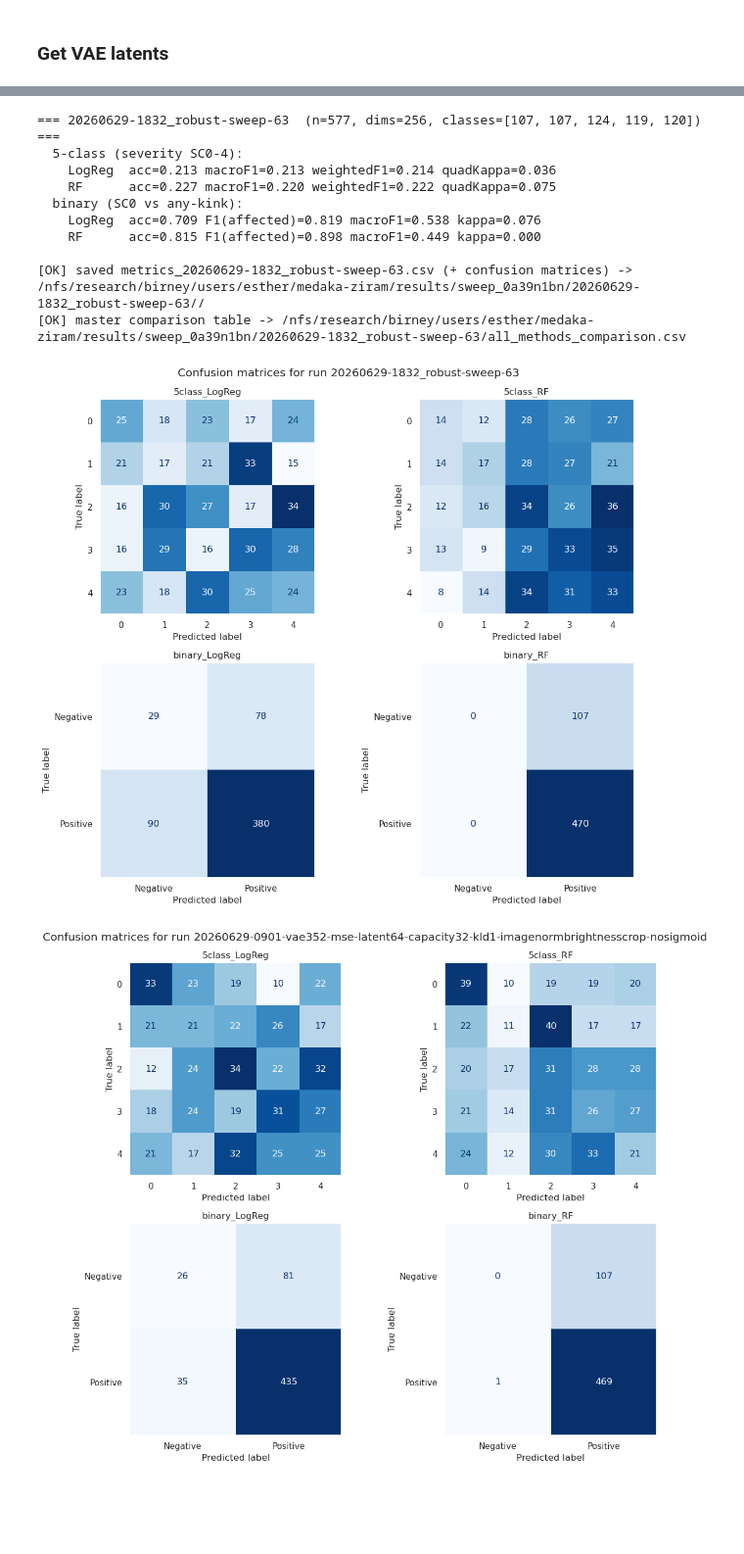
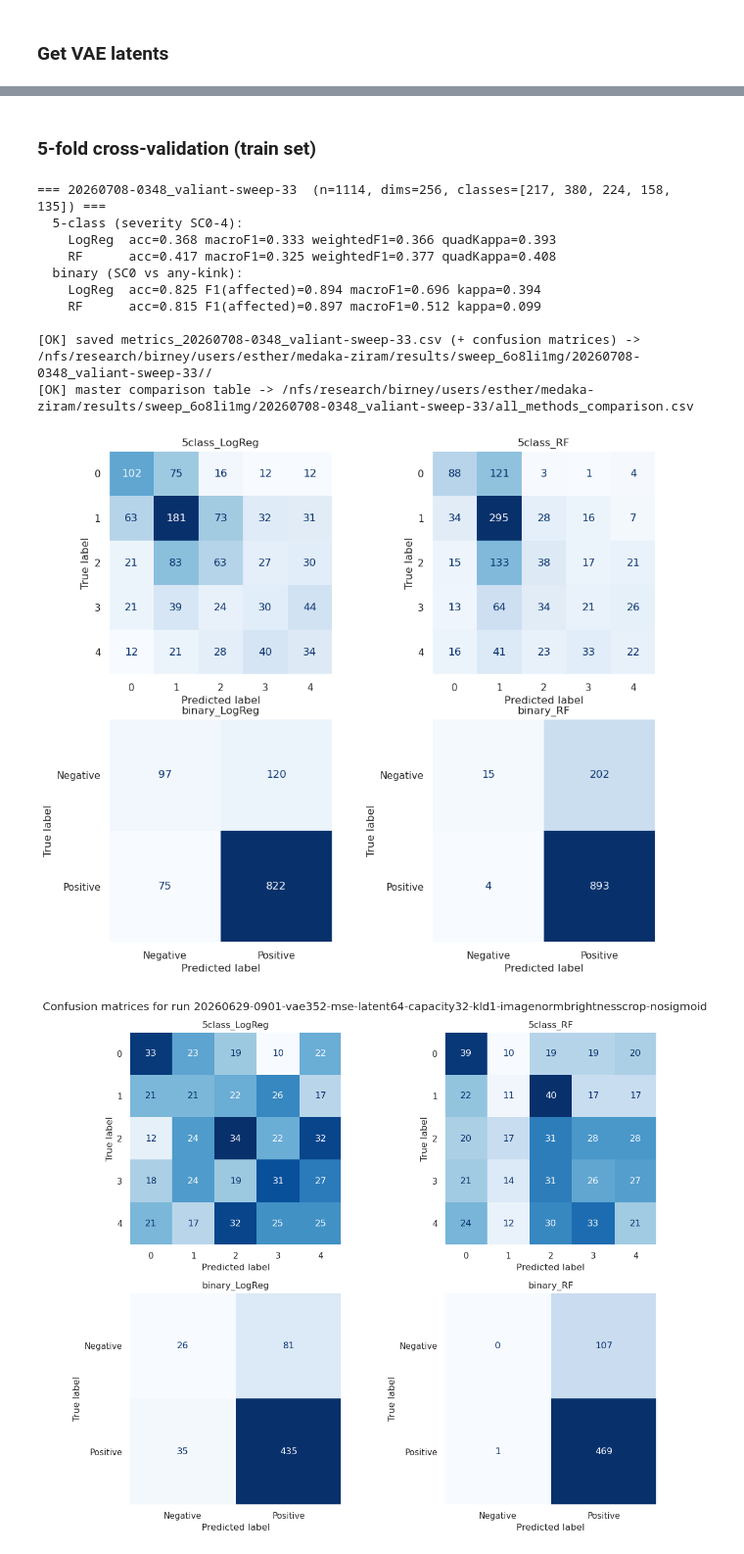
Before and after one commit to esther-yoo/medaka-ziram-vae, a Jupyter notebook: standard_eval.ipynb, the cells around one changed output, grey strips where cells are left out. Shown at 98% size. Cells and saved outputs as stored; diff of their text form; code cells hidden in the pictures; blank space fills up the shorter version.

Commit message:
implement resnet, sweep, post-training evals

```diff
--- a/standard_eval.ipynb
+++ b/standard_eval.ipynb
@@ -53,3 +109,14 @@ run_dirs = [p.name for p in Path(sweep_dir).iterdir() if p.is_dir()]
+# %%
+import csv
+
+with open(f"/nfs/research/birney/users/esther/medaka-ziram/results/sweep_{sweep_id}/runs_name_to_id_hyperparams.csv", "w", newline="") as f:
+    writer = csv.writer(f)
+
+    # Write column headers
+    writer.writerow(name_to_hyperpararms.keys())
+
+    # Write rows
+    writer.writerows(zip(*name_to_hyperpararms.values()))
 # %%
 len(run_dirs)
 # %% [output]
@@ -178,0 +388,5 @@ val_all_logvars = val_all_logvars.detach().cpu().numpy()
+# %%
+val_f0_idx = [i for i, value in enumerate(val_all[5]['generation']) if value == "F0"]
+val_f2_idx = [i for i, value in enumerate(val_all[5]['generation']) if value == "F2"]
+
+print(set(val_f0_idx) & set(val_f2_idx))
@@ -178,0 +467,15 @@ val_all_logvars = val_all_logvars.detach().cpu().numpy()
+# %%
+# cnn_filename = "cnn_reg_augm_bal_5_1_features"
+cnn_filename = "cnn_reg_6_valf2_features"
+
+cnn_features_train = pd.read_csv(f"/nfs/research/birney/users/esther/medaka-ziram/genetics_results/{cnn_filename}_training.csv")
+cnn_features_val = pd.read_csv(f"/nfs/research/birney/users/esther/medaka-ziram/genetics_results/{cnn_filename}_validation.csv")
+f2_img_names = pd.read_csv("/nfs/research/birney/users/esther/medaka-ziram/genetics_results/Gronske_IID_imgpth_full_F2_merged.csv")
+# %%
+cnn_features_val["fish_id2"] = cnn_features_val["fish_id"].str.replace(r"^W[^-]*--", "", regex=True)
+f2_img_names["fish_id2"] = f2_img_names["image_path"].apply(
+    lambda p: os.path.splitext(os.path.basename(p))[0] if pd.notna(p) else None
+)
+
+cnn_features_val_onlyf2 = cnn_features_val.merge(f2_img_names, on="fish_id2", how="inner").drop(columns = ["fish_id", "fish_id2", "image_path", "#IID", "merged"])
+# cnn_features_val_onlyf0 =
@@ -179,3 +557,5 @@ val_all_logvars = val_all_logvars.detach().cpu().numpy()
+# %% [markdown]
+### 5-fold cross-validation (train set)
 # %%
 CLFS = [('LogReg', LogisticRegression(max_iter=3000)),
         ('RF', RandomForestClassifier(n_estimators=300, random_state=0))]
@@ -214,9 +594,15 @@ def report(X, y, name):
 ### Run standard evaluation
 std_eval_name = os.path.basename(model_dir[:-1])
 
+# Train set
 rows, cms = report(X = train_all_means,
                    y = train_all[5]['severity_score_adjusted'].detach().cpu().numpy(),
                    name = std_eval_name)
+
+# Val set
+# rows, cms = report(X = val_all_means,
+#                    y = val_all[5]['severity_score_adjusted'].detach().cpu().numpy(),
+#                    name = std_eval_name)
 
 # --- save: per-run metrics, confusion matrices, and append to a master table ---
 output_dir = model_dir
@@ -240,44 +626,44 @@ for ax, (name, cm) in zip(axes, cms.items()):
     # Choose labels based on matrix size
     if cm.shape[0] == 2:
         labels = ["Negative", "Positive"]
     else:
         labels = [str(i) for i in range(cm.shape[0])]
 
     disp = ConfusionMatrixDisplay(
         confusion_matrix=cm,
         display_labels=labels
     )
 
     disp.plot(
         ax=ax,
         cmap="Blues",
         colorbar=False,
         values_format="d"
     )
 
     ax.set_title(name)
     ax.set_xlabel("Predicted label")
     ax.set_ylabel("True label")
     ax.grid(False)
 
-fig.suptitle(f"Confusion matrices for run {std_eval_name}")
-plt.tight_layout()
-plt.savefig(f"{output_dir}/cm.png", dpi=300, bbox_inches='tight')
+# fig.suptitle(f"Confusion matrices for run {std_eval_name}")
+# plt.tight_layout()
+# plt.savefig(f"{output_dir}/cm.png", dpi=300, bbox_inches='tight')
 
 print(f"\n[OK] saved metrics_{safe}.csv (+ confusion matrices) -> {output_dir}/")
 print(f"[OK] master comparison table -> {master}")
 # %% [output]
-=== 20260629-1832_robust-sweep-63  (n=577, dims=256, classes=[107, 107, 124, 119, 120]) ===
+=== 20260708-0348_valiant-sweep-33  (n=1114, dims=256, classes=[217, 380, 224, 158, 135]) ===
   5-class (severity SC0-4):
-    LogReg  acc=0.213 macroF1=0.213 weightedF1=0.214 quadKappa=0.036
-    RF      acc=0.227 macroF1=0.220 weightedF1=0.222 quadKappa=0.075
+    LogReg  acc=0.368 macroF1=0.333 weightedF1=0.366 quadKappa=0.393
+    RF      acc=0.417 macroF1=0.325 weightedF1=0.377 quadKappa=0.408
   binary (SC0 vs any-kink):
-    LogReg  acc=0.709 F1(affected)=0.819 macroF1=0.538 kappa=0.076
-    RF      acc=0.815 F1(affected)=0.898 macroF1=0.449 kappa=0.000
+    LogReg  acc=0.825 F1(affected)=0.894 macroF1=0.696 kappa=0.394
+    RF      acc=0.815 F1(affected)=0.897 macroF1=0.512 kappa=0.099
 
-[OK] saved metrics_20260629-1832_robust-sweep-63.csv (+ confusion matrices) -> /nfs/research/birney/users/esther/medaka-ziram/results/sweep_0a39n1bn/20260629-1832_robust-sweep-63//
-[OK] master comparison table -> /nfs/research/birney/users/esther/medaka-ziram/results/sweep_0a39n1bn/20260629-1832_robust-sweep-63/all_methods_comparison.csv
+[OK] saved metrics_20260708-0348_valiant-sweep-33.csv (+ confusion matrices) -> /nfs/research/birney/users/esther/medaka-ziram/results/sweep_6o8li1mg/20260708-0348_valiant-sweep-33//
+[OK] master comparison table -> /nfs/research/birney/users/esther/medaka-ziram/results/sweep_6o8li1mg/20260708-0348_valiant-sweep-33/all_methods_comparison.csv
-[figure, old version]
+[figure, new version]
 # %%
 fig, axes = plt.subplots(2, 2, figsize=(12, 10))
 axes = axes.ravel()
```
Also changed, not shown: parts of 41 cells of this notebook, 8 other files.
